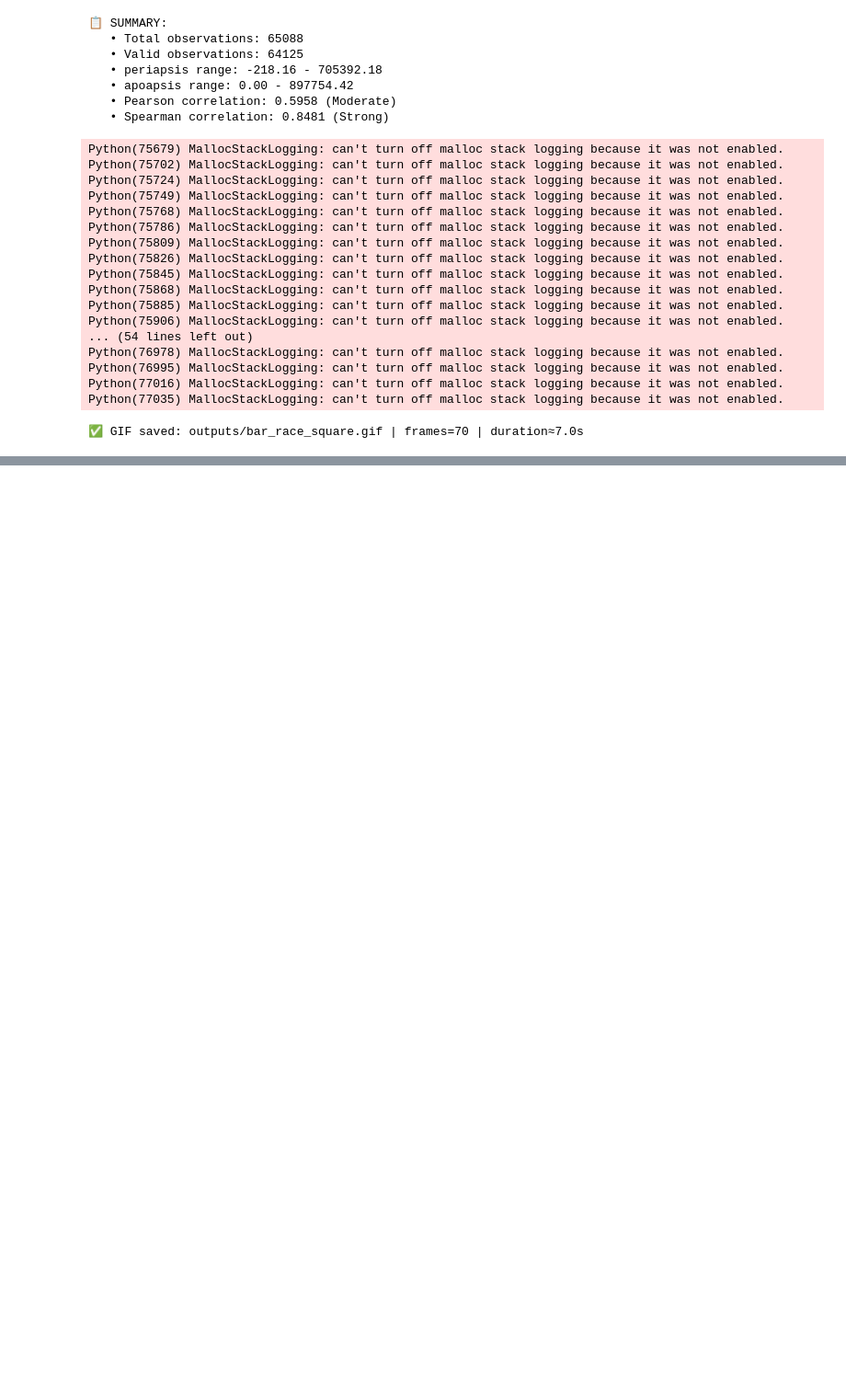
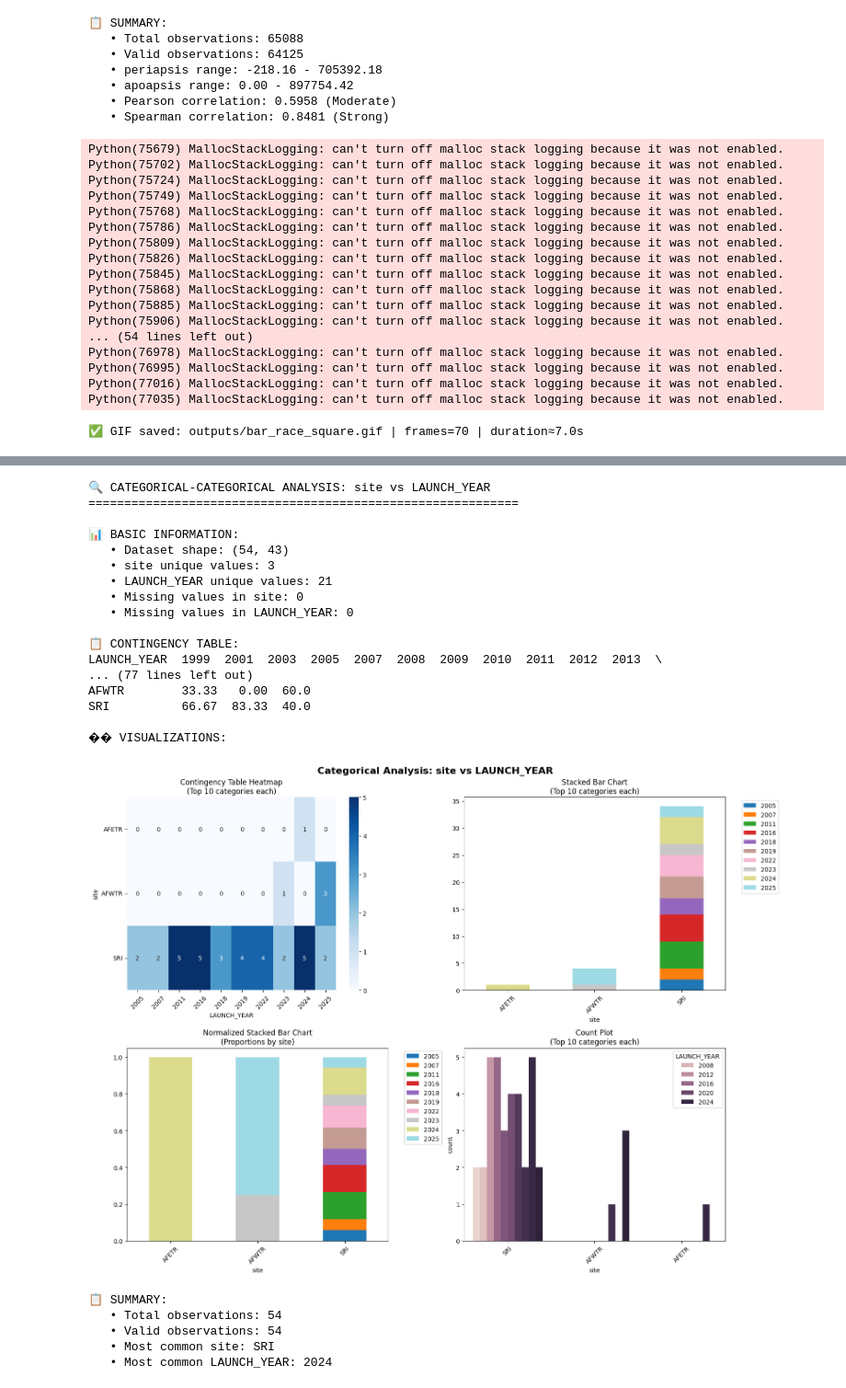
Before and after one commit to aaeush/orbitiq, a Jupyter notebook: notebooks/4.2SpaceTrack: Bivariate Analysis.ipynb, the cells around one changed output, grey strips where cells are left out. Shown at 92% size. Saved outputs shown, nothing was run; the diff lists cells and outputs as text; code cells hidden in the pictures; blank space fills up the shorter version.

```diff
--- a/notebooks/4.2SpaceTrack: Bivariate Analysis.ipynb
+++ b/notebooks/4.2SpaceTrack: Bivariate Analysis.ipynb
@@ -2205,0 +2252,26 @@ Python(77035) MallocStackLogging: can't turn off malloc stack logging because it
+# %%
+results = analyze_categorical_categorical(India_LEO_payloads, 'site', 'LAUNCH_YEAR')
+# %% [output]
+🔍 CATEGORICAL-CATEGORICAL ANALYSIS: site vs LAUNCH_YEAR
+============================================================
+
+📊 BASIC INFORMATION:
+   • Dataset shape: (54, 43)
+   • site unique values: 3
+   • LAUNCH_YEAR unique values: 21
+   • Missing values in site: 0
+   • Missing values in LAUNCH_YEAR: 0
+
+📋 CONTINGENCY TABLE:
+LAUNCH_YEAR  1999  2001  2003  2005  2007  2008  2009  2010  2011  2012  2013  \
+... (77 lines left out)
+AFWTR        33.33   0.00  60.0
+SRI          66.67  83.33  40.0
+
+�� VISUALIZATIONS:
+[figure, added]
+📋 SUMMARY:
+   • Total observations: 54
+   • Valid observations: 54
+   • Most common site: SRI
+   • Most common LAUNCH_YEAR: 2024
```
Also changed, not shown: parts of 6 cells of this notebook, 1 other file.
